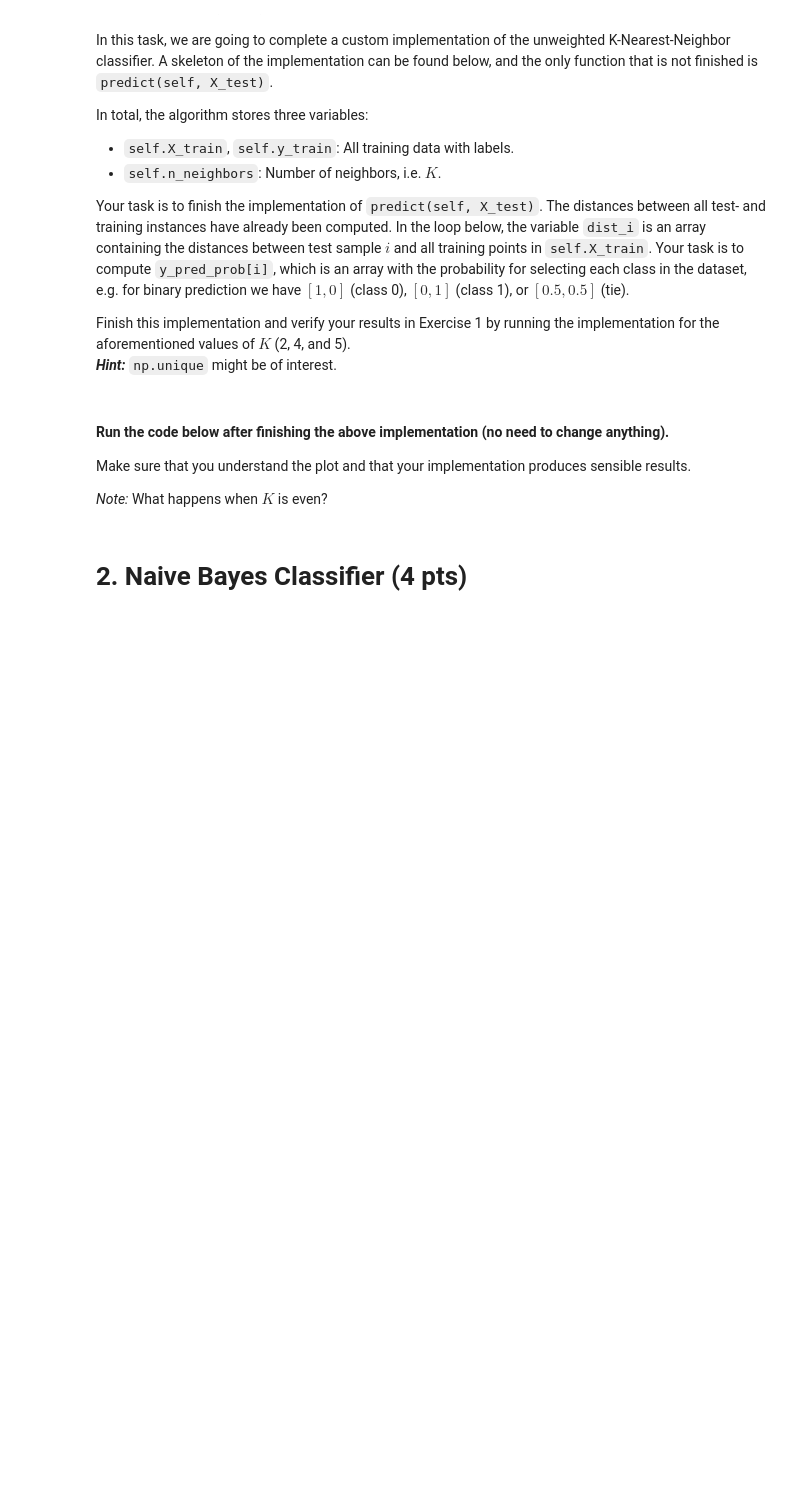
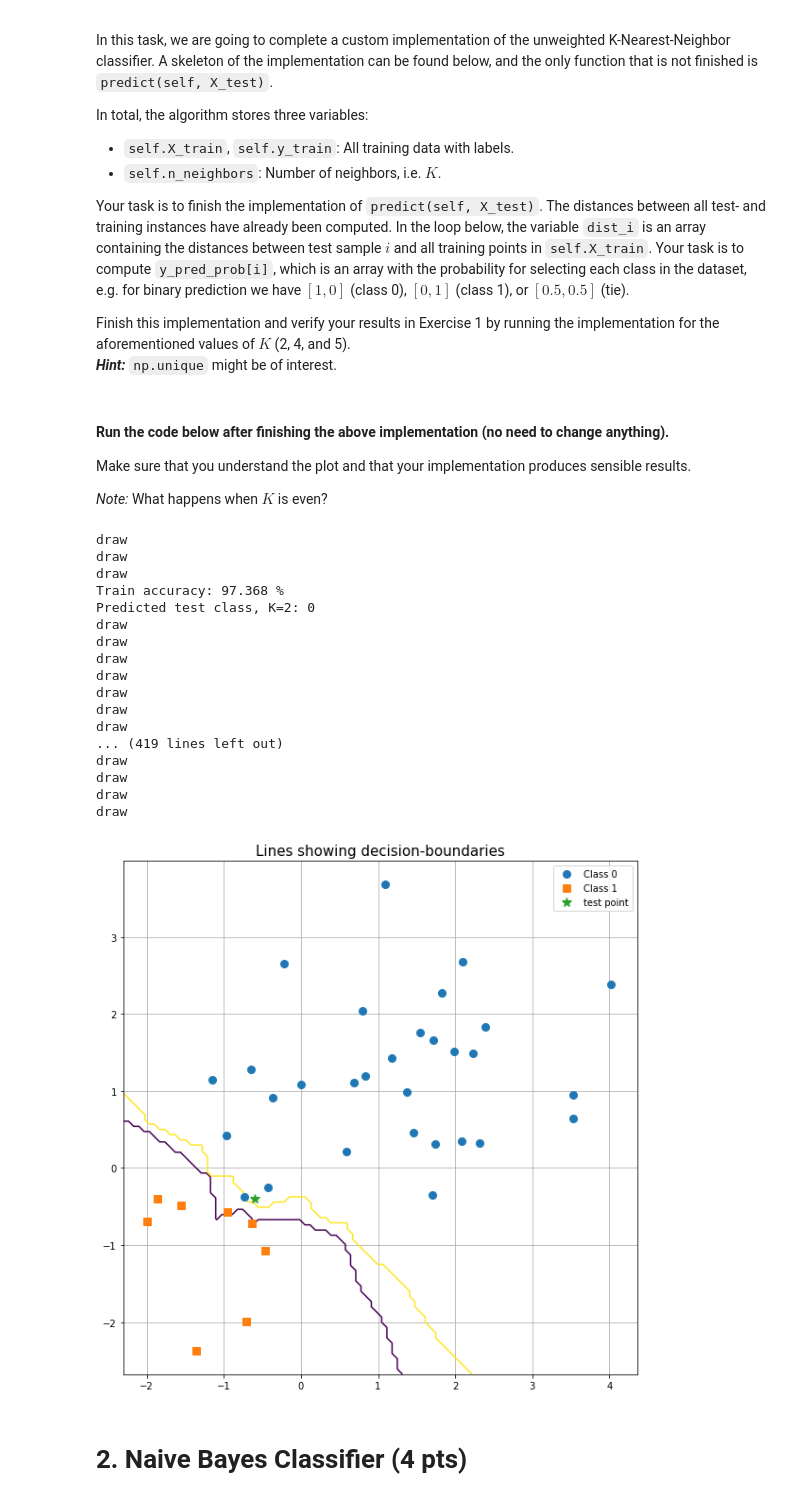
Before and after one commit to AxelEiman/AMLI, a Jupyter notebook: Hw2_2022.ipynb, the cells around one changed output. Cells and saved outputs as stored; diff of their text form; code cells hidden in the pictures; blank space fills up the shorter version.

```diff
--- a/Hw2_2022.ipynb
+++ b/Hw2_2022.ipynb
@@ -160,7 +167,24 @@ class K_Nearest_Neighbors():
             dist_i = dist[i]
 
             ### TODO - Change this part
-            y_pred_prob[i,:] = [1,0] # Always predicts class 0 currently
+            ids = np.argpartition(dist_i, self.n_neighbors)
+            #print(f'i= {i}, y= {self.y_train[i]}')
+            #print(f'ids: {ids}')
+            #print(f'dst:  {dist_i}')
+            #print(dist_i[ids[0:self.n_neighbors]])
+            #print(ids[0:self.n_neighbors])
+            #print(self.y_train[ids[0:self.n_neighbors]])
+            #print(f'y_train: {self.y_train}')
+
+            if np.mean(self.y_train[ids[0:self.n_neighbors]]) < 0.5:
+                y_pred_prob[i,:] = [1,0]
+
+            elif np.mean(self.y_train[ids[0:self.n_neighbors]]) > 0.5:
+                y_pred_prob[i,:] = [0,1]
+
+            elif np.mean(self.y_train[ids[0:self.n_neighbors]]) == 0.5:
+                print('draw')
+                y_pred_prob[i,:] = [0.5,0.5]
             ###
 
             # Selects the prediction randomly, based on y_pred_prob[i].
@@ -174,21 +198,40 @@ Make sure that you understand the plot and that your implementation produces sen
 *Note:* What happens when $K$ is even?
 # %%
 # Parameters (feel free to change)
-K = 3
+K = 2
 
 # Define and train the model
 model = K_Nearest_Neighbors(n_neighbors = K)
 model.fit(X_train, y_train)
 
 # Predictions
 y_pred_train,_ = model.predict(X_train)
 print("Train accuracy: %.3f %%" %(np.mean(y_pred_train == y_train)*100))
 y_pred_test,_ = model.predict(X_test)
 print("Predicted test class, K=%d: %d" %(K, y_pred_test))
 
 # Plot decision-boundaries
 fig, ax = plot_data(X_train, y_train, X_test, title = 'Lines showing decision-boundaries')
 fig, ax = decision_boundary(model, fig, ax, levels=[0.4, 0.6], labels = False)
+# %% [output]
+draw
+draw
+draw
+Train accuracy: 97.368 %
+Predicted test class, K=2: 0
+draw
+draw
+draw
+draw
+draw
+draw
+draw
+... (419 lines left out)
+draw
+draw
+draw
+draw
+[figure, added]
 # %% [markdown]
 # 2. Naive Bayes Classifier (4 pts)
 # %% [markdown]
```
Also changed, not shown: parts of 4 cells of this notebook.
